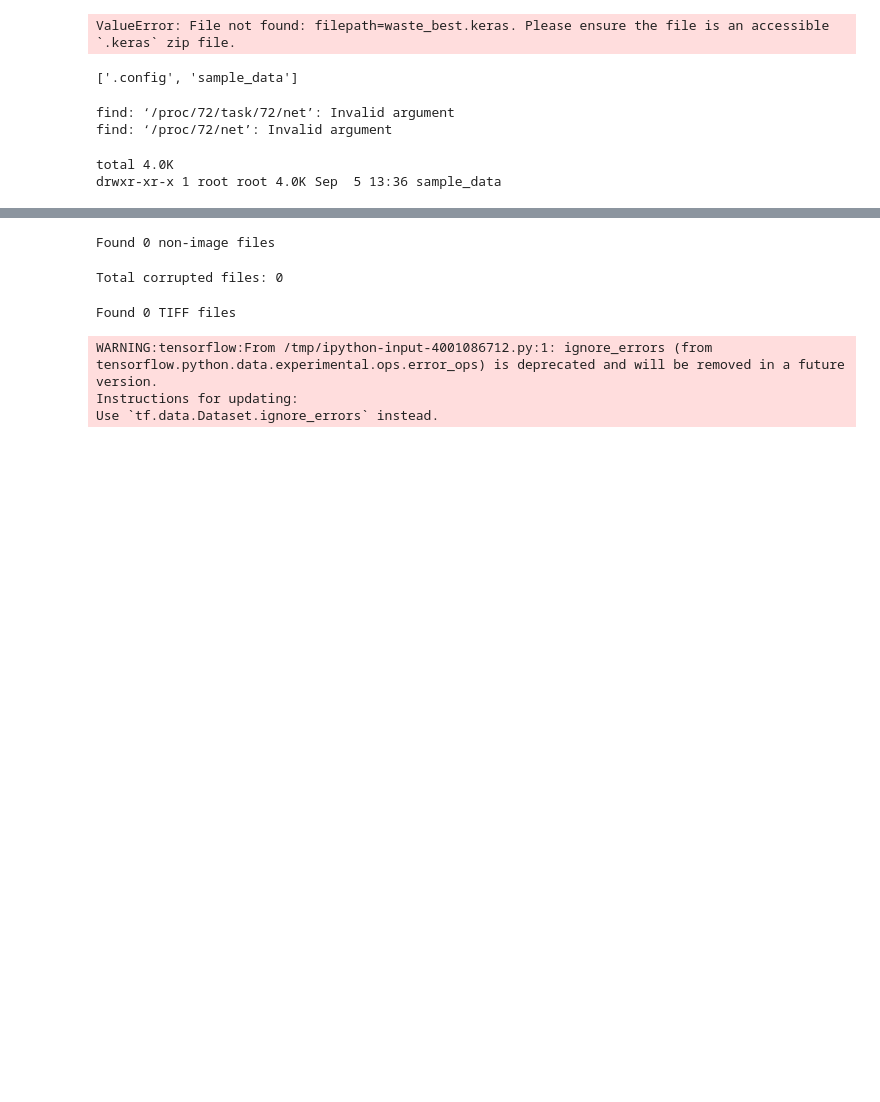
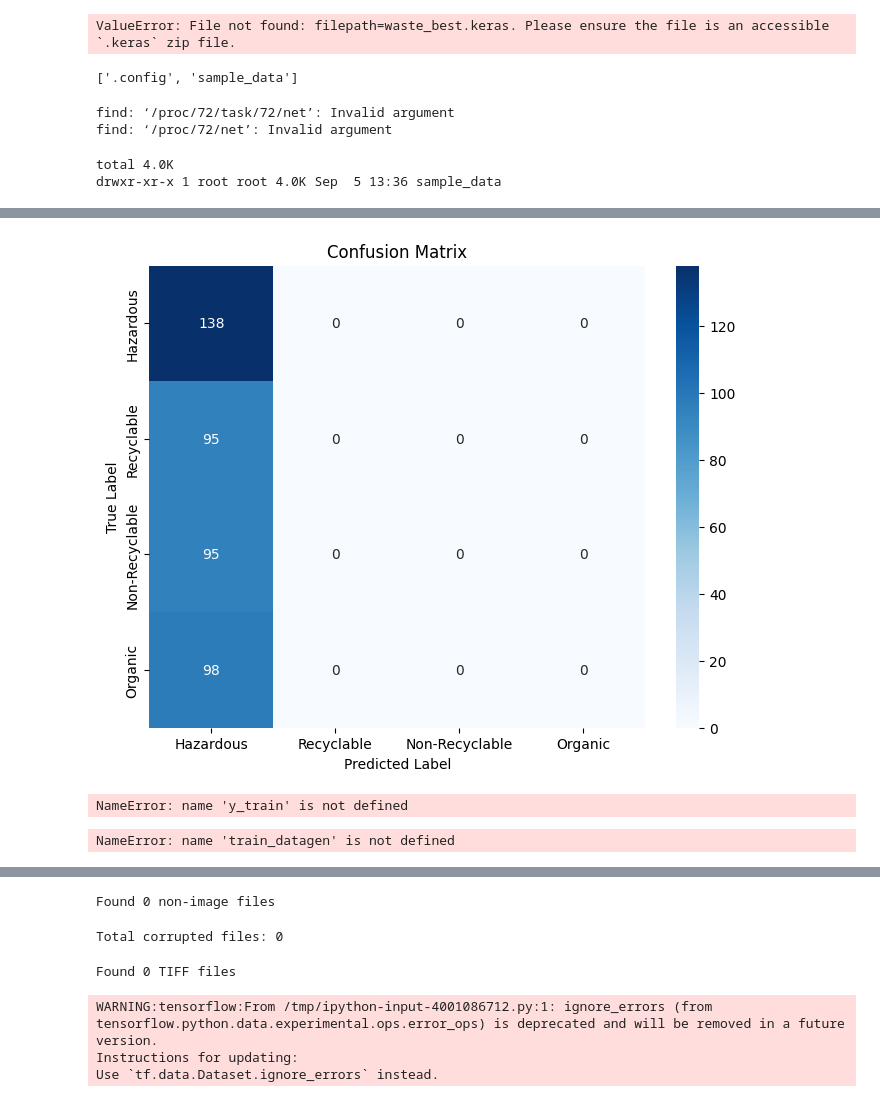
Before and after one commit to NilangiMayuri/MyPortFolio, a Jupyter notebook: Model_training.ipynb, the cells around one changed output, grey strips where cells are left out. Drawn from its saved outputs; the diff is of its cells as text; code cells hidden in the pictures; blank space fills up the shorter version.

```diff
--- a/Model_training.ipynb
+++ b/Model_training.ipynb
@@ -296,0 +520,28 @@ uploaded = files.upload()
+# %%
+import matplotlib.pyplot as plt
+import seaborn as sns
+from sklearn.metrics import confusion_matrix
+import numpy as np
+
+# Predict on validation set
+y_true = []
+y_pred = []
+
+for i in range(len(val_ds)):
+    images, labels = val_ds[i]
+    preds = model.predict(images)
+    y_true.extend(np.argmax(labels, axis=1))
+    y_pred.extend(np.argmax(preds, axis=1))
+
+# Compute confusion matrix
+cm = confusion_matrix(y_true, y_pred)
+class_names = ['Hazardous', 'Recyclable', 'Non-Recyclable', 'Organic']
+
+# Plot heatmap
+plt.figure(figsize=(8,6))
+sns.heatmap(cm, annot=True, fmt="d", xticklabels=class_names, yticklabels=class_names, cmap="Blues")
+plt.ylabel("True Label")
+plt.xlabel("Predicted Label")
+plt.title("Confusion Matrix")
+plt.show()
+# %% [output]
@@ -296,0 +562 @@ uploaded = files.upload()
+[figure, added]
@@ -296,0 +567,28 @@ uploaded = files.upload()
+# %%
+from sklearn.utils import class_weight
+import numpy as np
+
+# Assuming y_train contains integer labels
+weights = class_weight.compute_class_weight(
+    class_weight='balanced',
+    classes=np.unique(y_train),
+    y=y_train
+)
+class_weights = dict(enumerate(weights))
+
+# Pass class_weights=class_weights in model.fit()
+# %% [output]
+NameError: name 'y_train' is not defined
+# %%
+train_generator = train_datagen.flow_from_directory(
+    train_dir,
+    target_size=(224, 224),
+    batch_size=32,
+    class_mode='categorical',  # or 'sparse' if integer labels
+    shuffle=True
+)
+
+# For class_weight, you need integer labels, not one-hot
+y_train = train_generator.classes
+# %% [output]
+NameError: name 'train_datagen' is not defined
```
Also changed, not shown: parts of 23 cells of this notebook.
